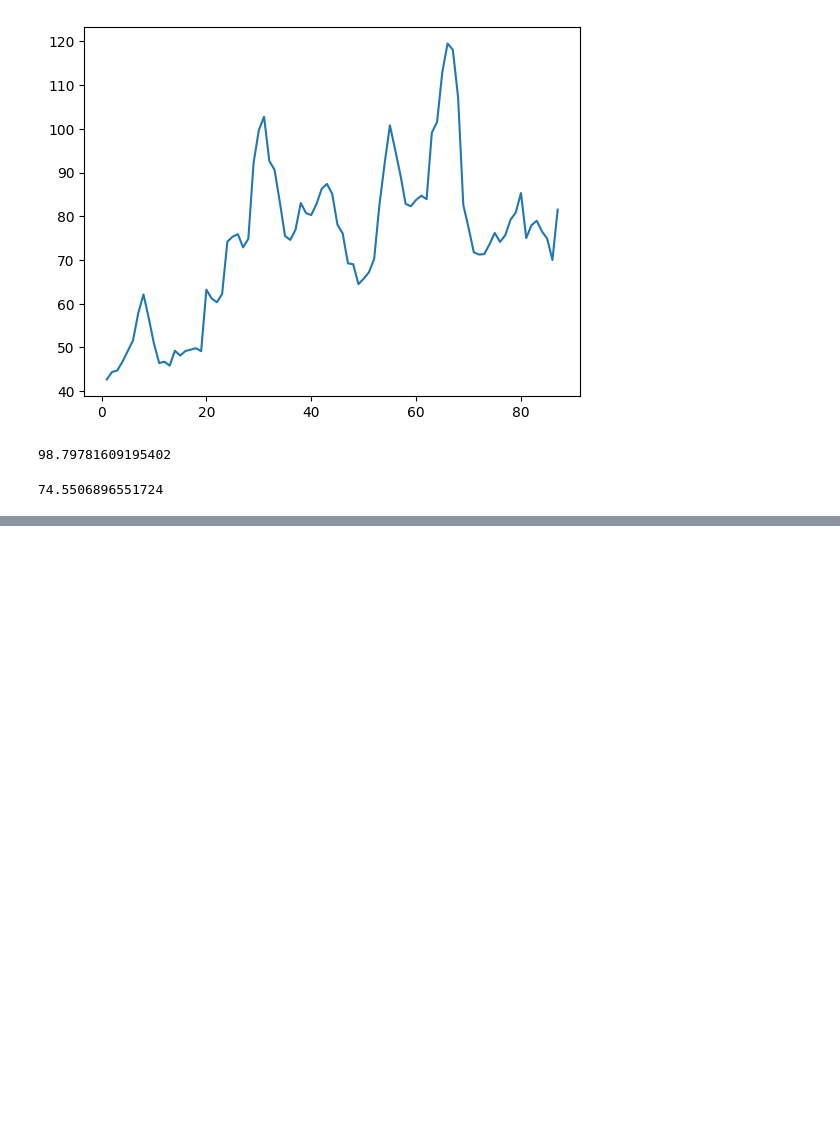
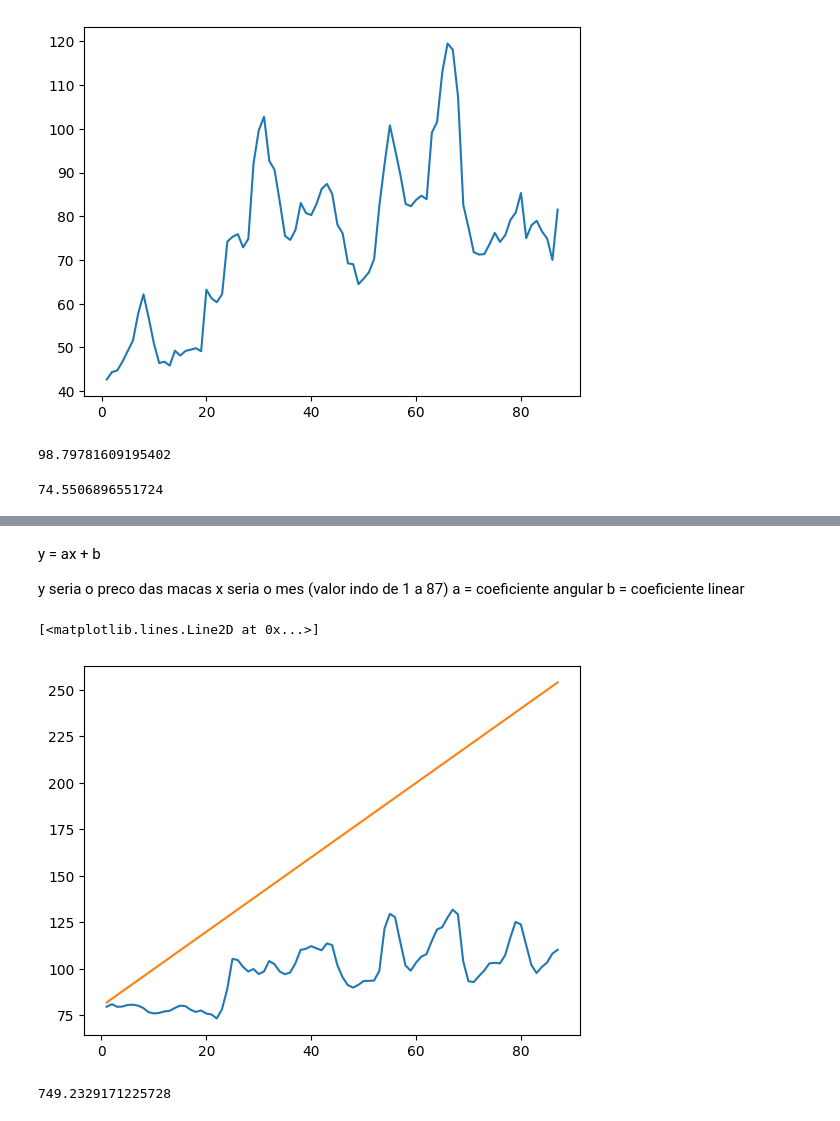
Before and after one commit to silvaBreno/alura-python-datascience, a Jupyter notebook: numpy_curso.ipynb, the cells around one changed output, grey strips where cells are left out. Saved outputs shown, nothing was run; the diff lists cells and outputs as text; code cells hidden in the pictures; blank space fills up the shorter version.

```diff
--- a/numpy_curso.ipynb
+++ b/numpy_curso.ipynb
@@ -292,0 +318,22 @@ np.mean(Kaliningrad)
+# %% [markdown]
+y = ax + b
+
+y seria o preco das macas
+x seria o mes (valor indo de 1 a 87)
+a = coeficiente angular
+b = coeficiente linear
+# %%
+x = dates
+# %%
+y = 2*x+80
+# %%
+plt.plot(dates, Moscow)
+plt.plot(x,y)
+# %% [output]
+[<matplotlib.lines.Line2D at 0x...>]
+[figure, added]
+# %%
+# verificamos que a reta que estipulamos esta bem fora, e para isso posso fazer algumas coisas, como por exemplo verificar quando a minha reta esta fora do grafico
+np.sqrt(np.sum(np.power(Moscow-y,2)))
+# %% [output]
+749.2329171225728
```
Also changed, not shown: parts of 31 cells of this notebook, 3 other files.
